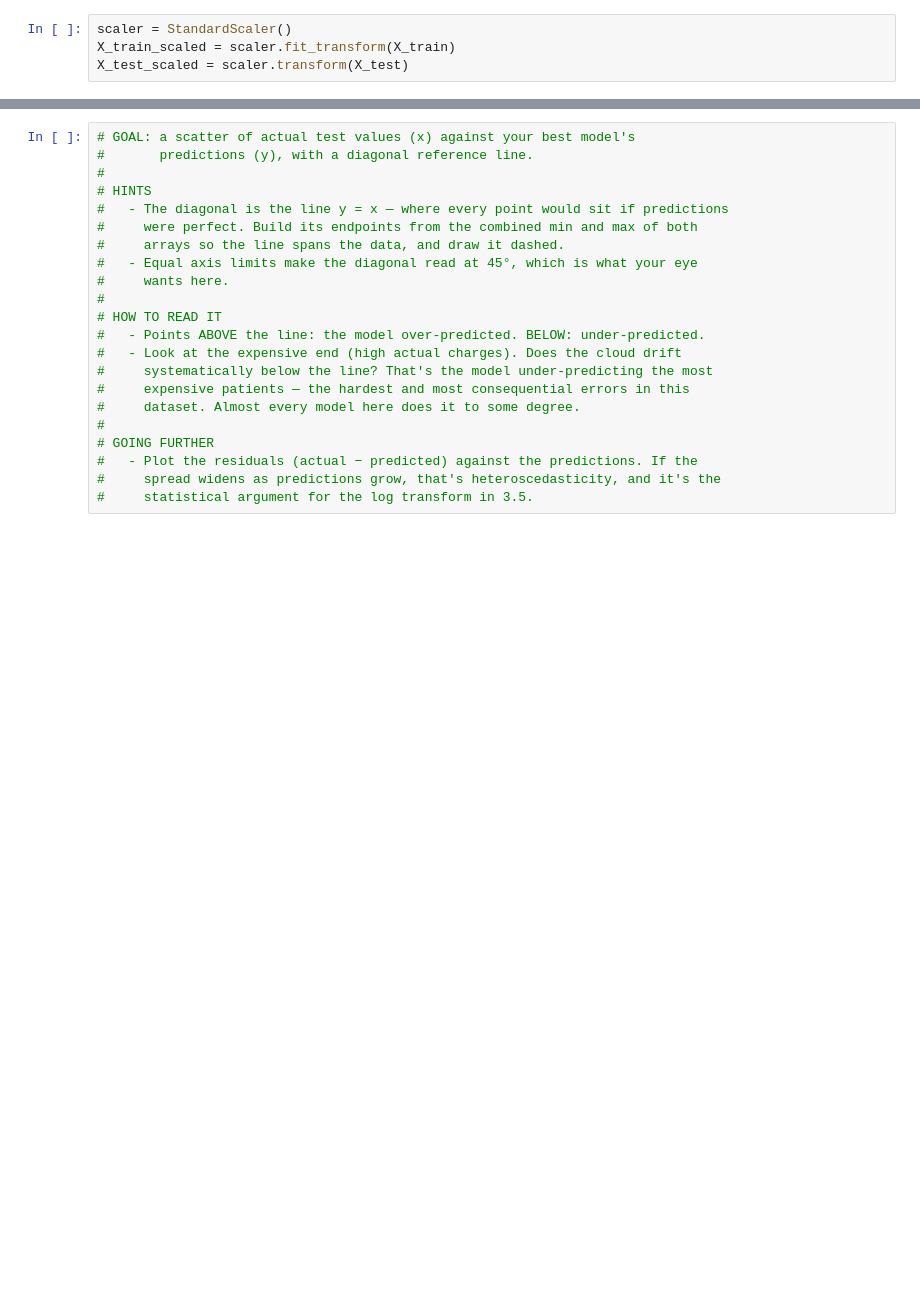
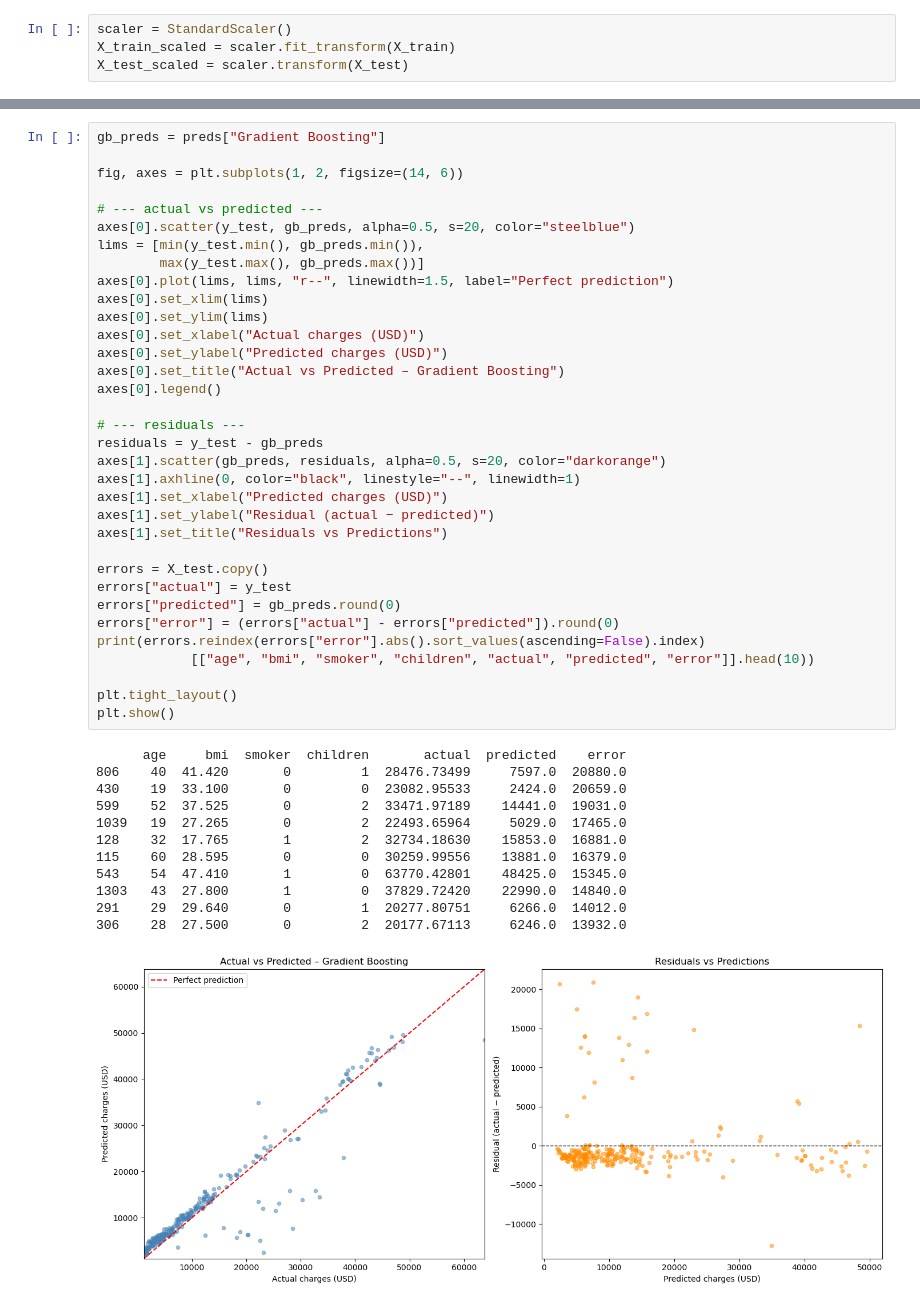
Before and after one commit to sufyan1105/Medical-Insurance-Cost-Prediction, a Jupyter notebook: medical_insurance_cost_predictor.ipynb, the cells around one changed output, grey strips where cells are left out. Saved outputs shown, nothing was run; the diff lists cells and outputs as text; blank space fills up the shorter version.

```diff
--- a/medical_insurance_cost_predictor.ipynb
+++ b/medical_insurance_cost_predictor.ipynb
@@ -542,23 +512,48 @@ ridge_preds = ridge_model.predict(X_test_scaled)
 # %%
-# GOAL: a scatter of actual test values (x) against your best model's
-#       predictions (y), with a diagonal reference line.
-#
-# HINTS
-#   - The diagonal is the line y = x — where every point would sit if predictions
-#     were perfect. Build its endpoints from the combined min and max of both
-#     arrays so the line spans the data, and draw it dashed.
-#   - Equal axis limits make the diagonal read at 45°, which is what your eye
-#     wants here.
-#
-# HOW TO READ IT
-#   - Points ABOVE the line: the model over-predicted. BELOW: under-predicted.
-#   - Look at the expensive end (high actual charges). Does the cloud drift
-#     systematically below the line? That's the model under-predicting the most
-#     expensive patients — the hardest and most consequential errors in this
-#     dataset. Almost every model here does it to some degree.
-#
-# GOING FURTHER
-#   - Plot the residuals (actual − predicted) against the predictions. If the
-#     spread widens as predictions grow, that's heteroscedasticity, and it's the
-#     statistical argument for the log transform in 3.5.
+gb_preds = preds["Gradient Boosting"]
+
+fig, axes = plt.subplots(1, 2, figsize=(14, 6))
+
+# --- actual vs predicted ---
+axes[0].scatter(y_test, gb_preds, alpha=0.5, s=20, color="steelblue")
+lims = [min(y_test.min(), gb_preds.min()),
+        max(y_test.max(), gb_preds.max())]
+axes[0].plot(lims, lims, "r--", linewidth=1.5, label="Perfect prediction")
+axes[0].set_xlim(lims)
+axes[0].set_ylim(lims)
+axes[0].set_xlabel("Actual charges (USD)")
+axes[0].set_ylabel("Predicted charges (USD)")
+axes[0].set_title("Actual vs Predicted – Gradient Boosting")
+axes[0].legend()
+
+# --- residuals ---
+residuals = y_test - gb_preds
+axes[1].scatter(gb_preds, residuals, alpha=0.5, s=20, color="darkorange")
+axes[1].axhline(0, color="black", linestyle="--", linewidth=1)
+axes[1].set_xlabel("Predicted charges (USD)")
+axes[1].set_ylabel("Residual (actual − predicted)")
+axes[1].set_title("Residuals vs Predictions")
+
+errors = X_test.copy()
+errors["actual"] = y_test
+errors["predicted"] = gb_preds.round(0)
+errors["error"] = (errors["actual"] - errors["predicted"]).round(0)
+print(errors.reindex(errors["error"].abs().sort_values(ascending=False).index)
+            [["age", "bmi", "smoker", "children", "actual", "predicted", "error"]].head(10))
+
+plt.tight_layout()
+plt.show()
+# %% [output]
+      age     bmi  smoker  children       actual  predicted    error
+806    40  41.420       0         1  28476.73499     7597.0  20880.0
+430    19  33.100       0         0  23082.95533     2424.0  20659.0
+599    52  37.525       0         2  33471.97189    14441.0  19031.0
+1039   19  27.265       0         2  22493.65964     5029.0  17465.0
+128    32  17.765       1         2  32734.18630    15853.0  16881.0
+115    60  28.595       0         0  30259.99556    13881.0  16379.0
+543    54  47.410       1         0  63770.42801    48425.0  15345.0
+1303   43  27.800       1         0  37829.72420    22990.0  14840.0
+291    29  29.640       0         1  20277.80751     6266.0  14012.0
+306    28  27.500       0         2  20177.67113     6246.0  13932.0
+[figure, added]
 # %% [markdown]
```
Also changed, not shown: parts of 33 cells of this notebook.
